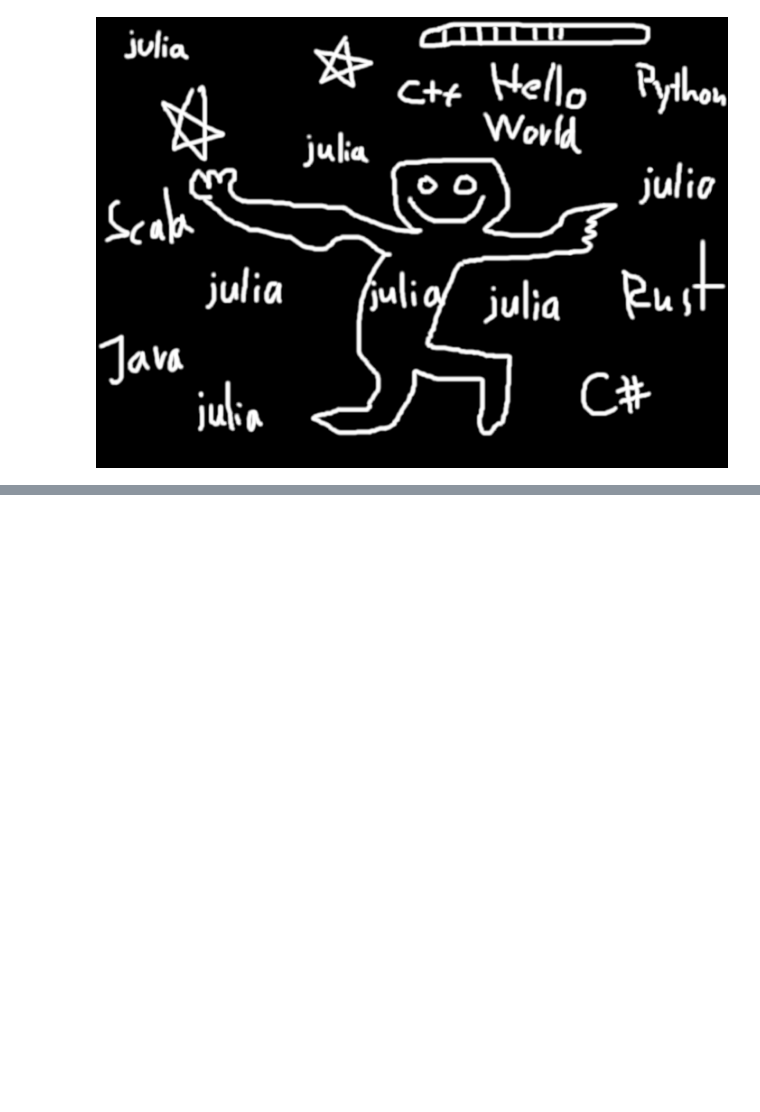
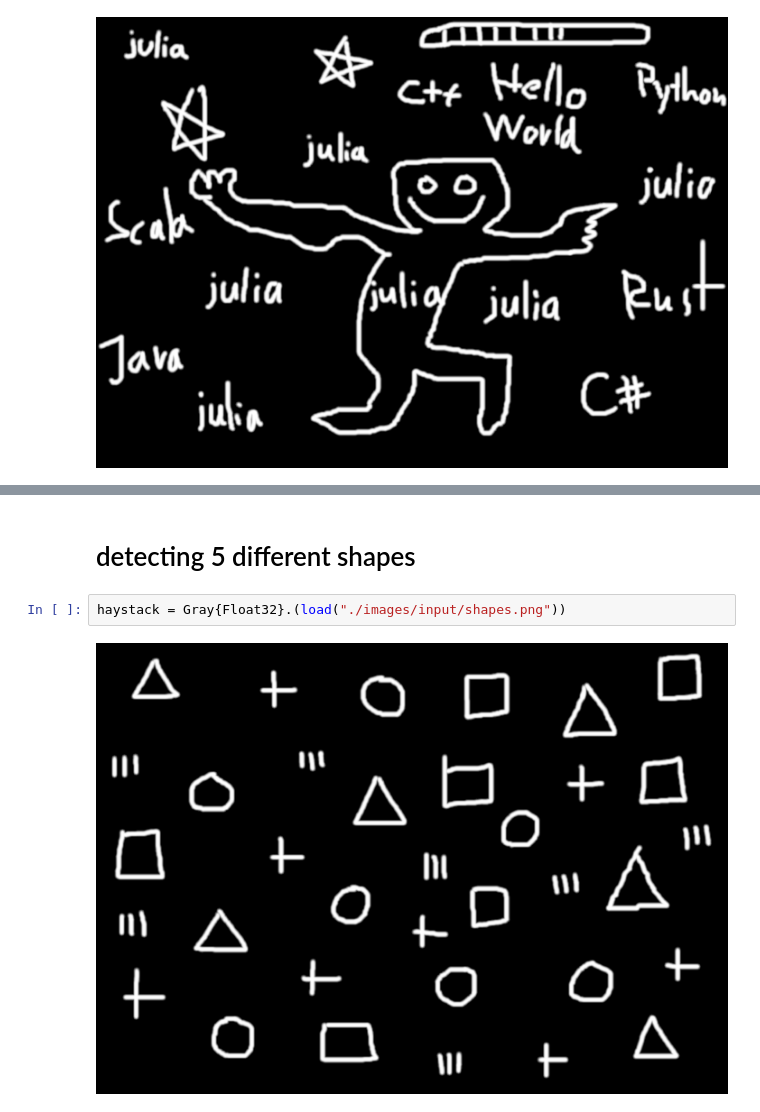
Before and after one commit to tadeohepperle/advanced_bioimage_programming, a Jupyter notebook: image_ops_julia/chamfer_matching.ipynb, the cells around one changed output, grey strips where cells are left out. Cells and saved outputs as stored; diff of their text form; blank space fills up the shorter version.

```diff
--- a/image_ops_julia/chamfer_matching.ipynb
+++ b/image_ops_julia/chamfer_matching.ipynb
@@ -50,0 +51,6 @@ visualize_chamfer_results(haystack, size(needle), results)
+# %% [markdown]
+# detecting 5 different shapes
+# %%
+haystack = Gray{Float32}.(load("./images/input/shapes.png"))
+# %% [output]
+[figure, added]
```
Also changed, not shown: parts of 13 cells of this notebook, 7 other files.
